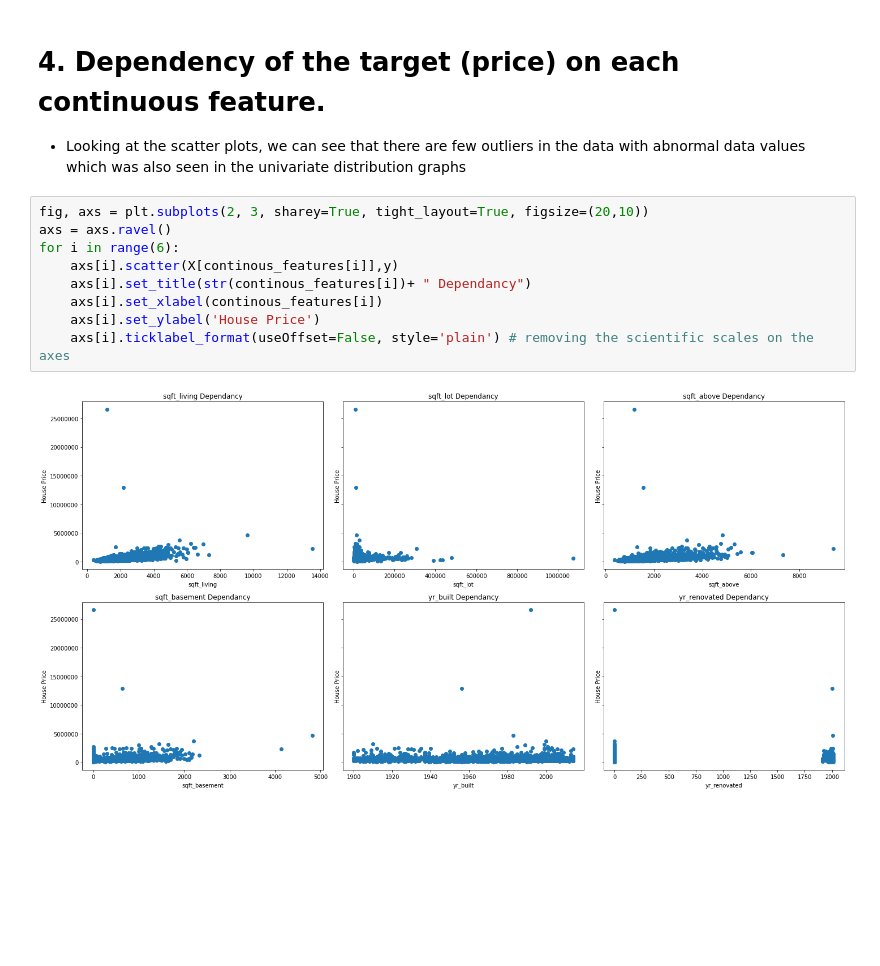
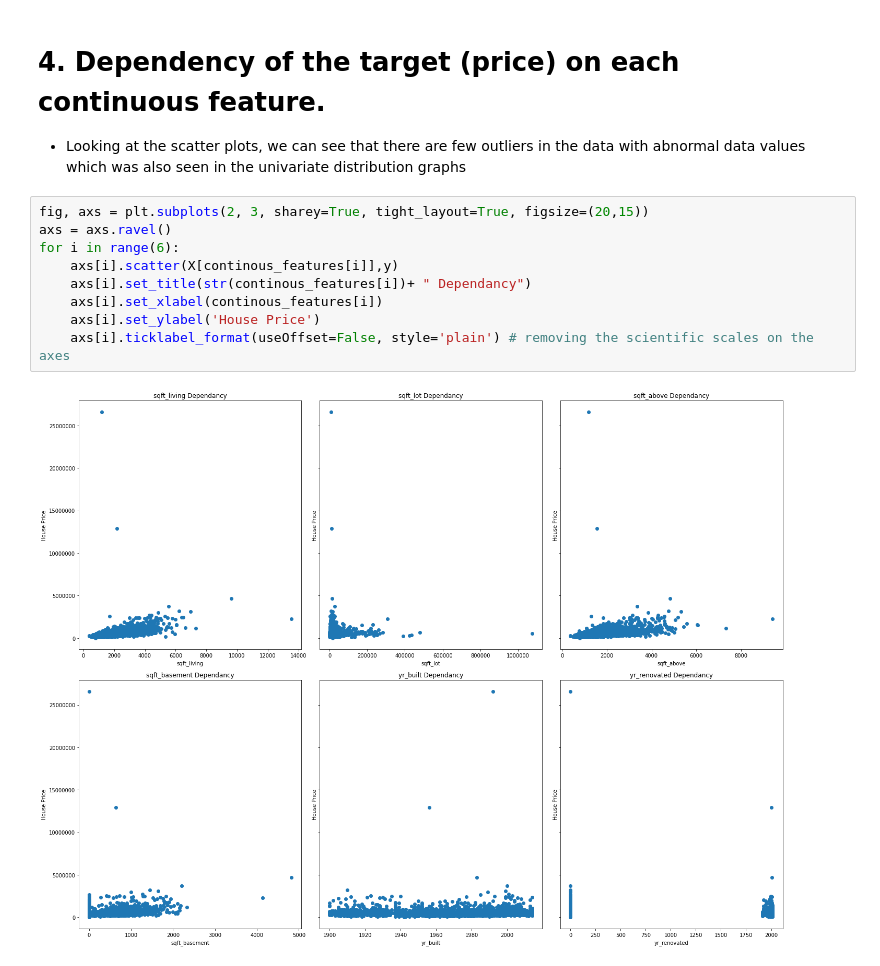
Before and after one commit to rajadevineni/House_Price_Prediction, a Jupyter notebook: KNN_regressor.ipynb, the cells around one changed output. Cells and saved outputs as stored; diff of their text form; blank space fills up the shorter version.

```diff
--- a/KNN_regressor.ipynb
+++ b/KNN_regressor.ipynb
@@ -115,13 +115,13 @@ plt.show()
 # **4. Dependency of the target (price) on each continuous feature.**
 * Looking at the scatter plots, we can see that there are few outliers in the data with abnormal data values which was also seen in the univariate distribution graphs
 # %%
-fig, axs = plt.subplots(2, 3, sharey=True, tight_layout=True, figsize=(20,10))
+fig, axs = plt.subplots(2, 3, sharey=True, tight_layout=True, figsize=(20,15))
 axs = axs.ravel()
 for i in range(6):
     axs[i].scatter(X[continous_features[i]],y)
     axs[i].set_title(str(continous_features[i])+ " Dependancy")
     axs[i].set_xlabel(continous_features[i])
     axs[i].set_ylabel('House Price')
     axs[i].ticklabel_format(useOffset=False, style='plain') # removing the scientific scales on the axes
 # %% [output]
-[figure, old version]
+[figure, new version]
```
